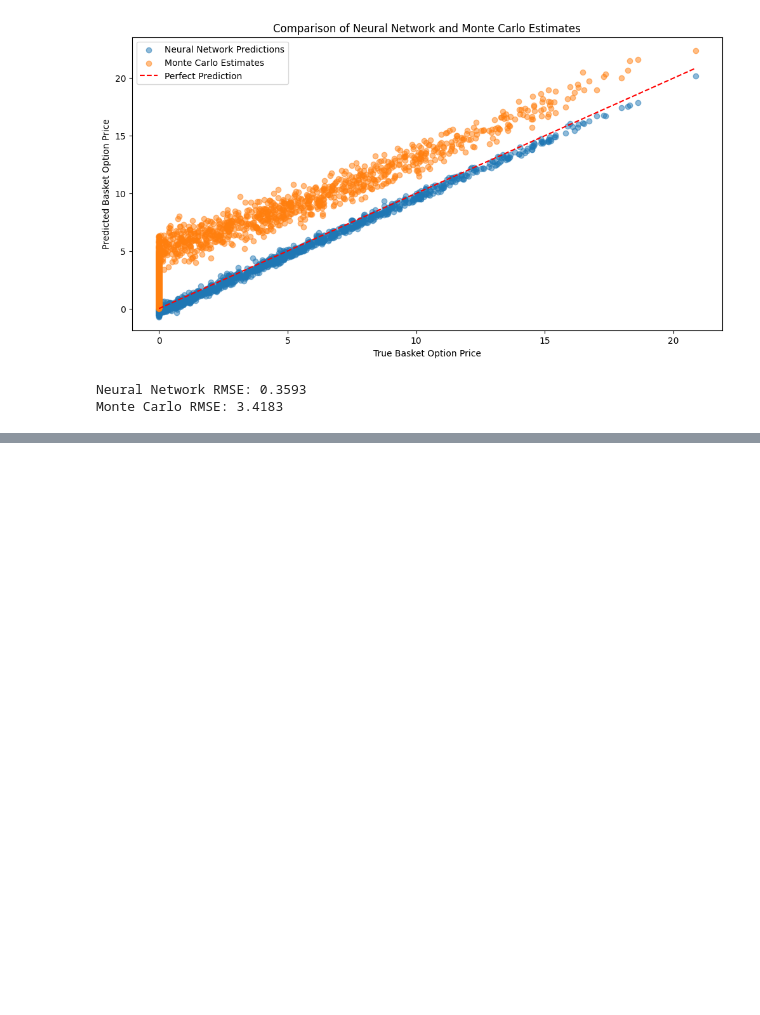
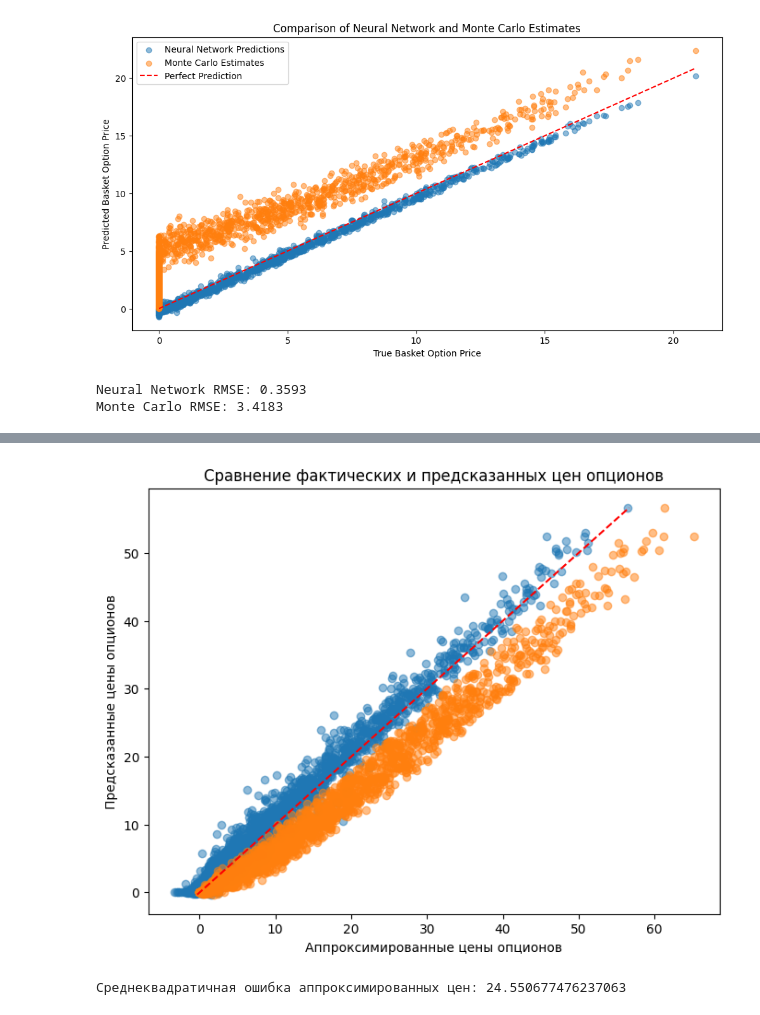
Before and after one commit to vehcamut/GSFP_SIRIUS24, a Jupyter notebook: TSD_lab_5_GSFP.ipynb, the cells around one changed output, grey strips where cells are left out. Saved outputs shown, nothing was run; the diff lists cells and outputs as text; code cells hidden in the pictures; blank space fills up the shorter version.

Commit message:
neiro activation

```diff
--- a/TSD_lab_5_GSFP.ipynb
+++ b/TSD_lab_5_GSFP.ipynb
@@ -1187,0 +1262,3 @@ Monte Carlo RMSE: 3.4183
+# %%
+# Формируем матрицу признаков
+X = np.hstack((S, sigma, weights, K.reshape(-1,1), T.reshape(-1,1)))
@@ -1187,0 +1297,17 @@ Monte Carlo RMSE: 3.4183
+# %%
+import tensorflow as tf
+from tensorflow import keras
+from tensorflow.keras import layers
+
+# Определяем модель
+model = keras.Sequential([
+    layers.Dense(64, activation='relu', input_shape=(X_train.shape[1],)),
+    layers.Dense(64, activation='relu'),
+    layers.Dense(1)
+])
+
+# Компилируем модель
+model.compile(optimizer='adam', loss='mean_squared_error')
+
+# Обучаем модель
+history = model.fit(X_train, y_train, epochs=100, batch_size=32, validation_split=0.1)
@@ -1187,0 +1332,9 @@ Monte Carlo RMSE: 3.4183
+# %%
+# Предсказания на тестовой выборке
+y_pred = model.predict(X_test)
+
+# Вычисление средней квадратичной ошибки
+from sklearn.metrics import mean_squared_error
+
+mse = mean_squared_error(y_test, y_pred)
+print("Среднеквадратичная ошибка на тестовой выборке:", mse)
@@ -1187,0 +1346,20 @@ Monte Carlo RMSE: 3.4183
+# %%
+_, _, _, mc_prices_02 = train_test_split(X, mc_prices, test_size=0.2, random_state=42)
+# %%
+plt.figure(figsize=(8,6))
+plt.scatter(y_pred, y_test, alpha=0.5)
+plt.scatter(mc_prices_02, y_test, alpha=0.5)
+# plt.scatter(mc_prices, approx_prices, alpha=0.5)
+plt.xlabel('Аппроксимированные цены опционов')
+plt.ylabel('Предсказанные цены опционов')
+plt.title('Сравнение фактических и предсказанных цен опционов')
+plt.plot([y_test.min(), y_test.max()], [y_test.min(), y_test.max()], 'r--')
+plt.show()
+# %% [output]
+[figure, added]
+# %%
+# Ошибка аппроксимации
+mse_approx = mean_squared_error(mc_prices, approx_prices)
+print("Среднеквадратичная ошибка аппроксимированных цен:", mse_approx)
+# %% [output]
+Среднеквадратичная ошибка аппроксимированных цен: 24.550677476237063
```
Also changed, not shown: parts of 11 cells of this notebook.
